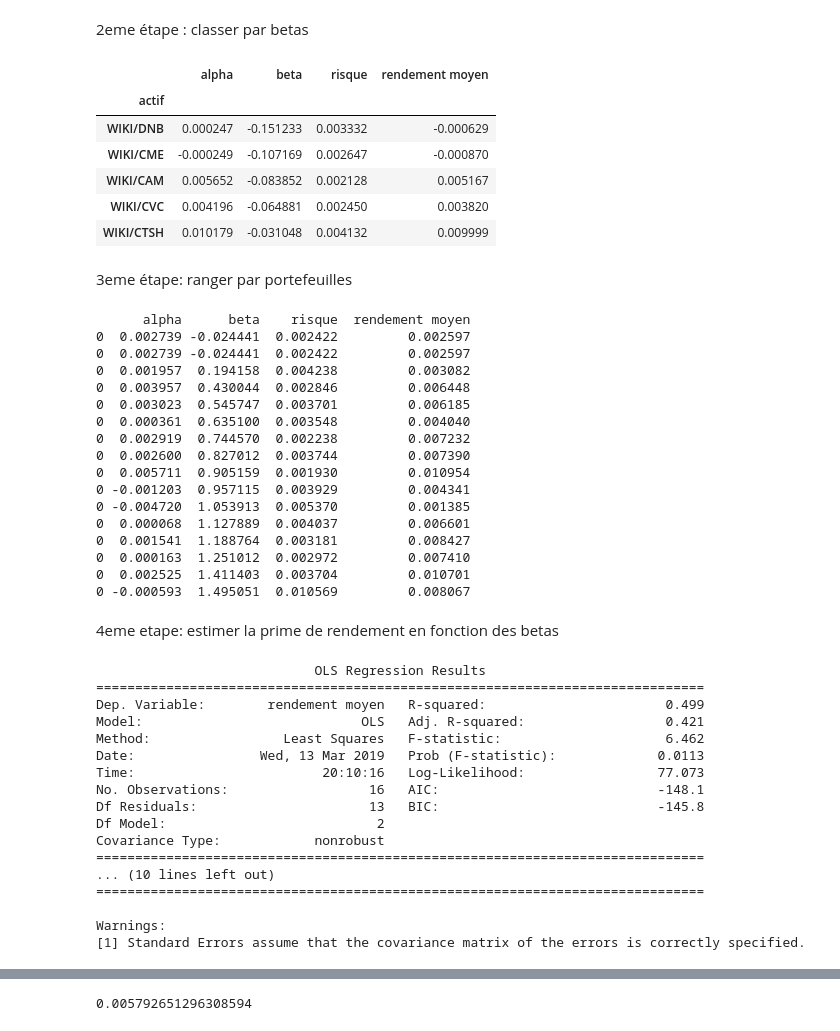
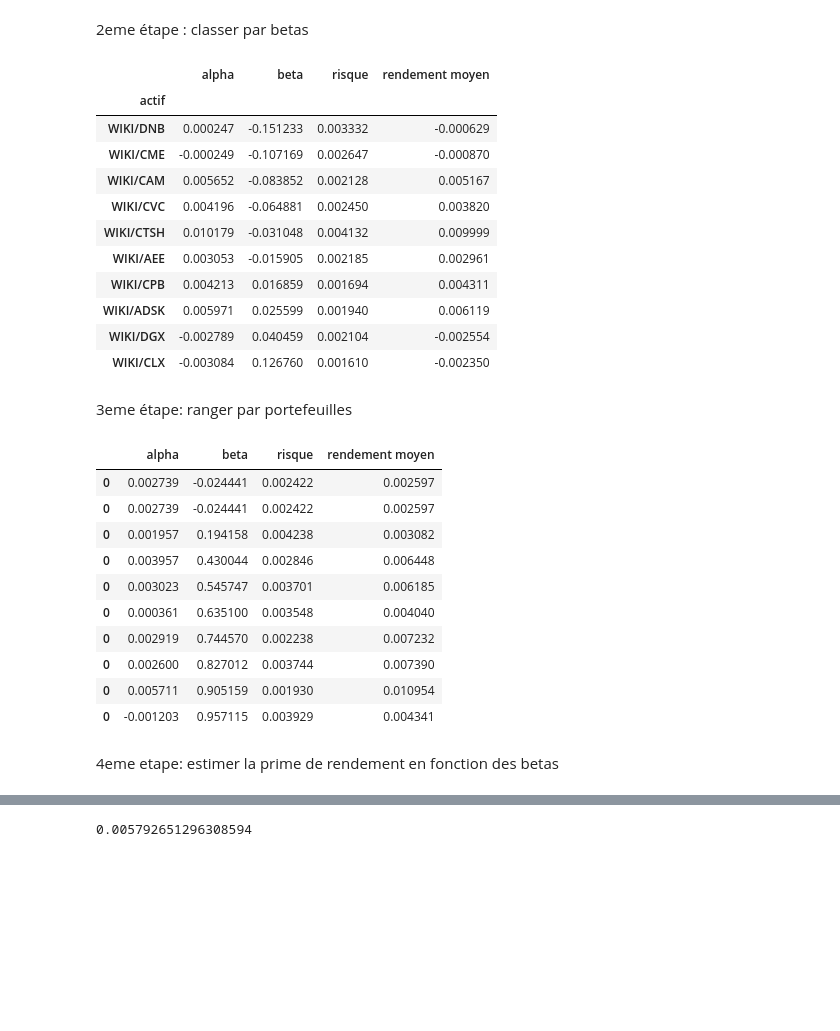
Before and after one commit to nicolasmauhe/theorie_financiere, a Jupyter notebook: Partie_2.ipynb, the cells around one changed output, grey strips where cells are left out. Drawn from its saved outputs; the diff is of its cells as text; code cells hidden in the pictures; blank space fills up the shorter version.

```diff
--- a/Partie_2.ipynb
+++ b/Partie_2.ipynb
@@ -441,7 +444,7 @@ Soit $3n + 2$ estimations.
 ### Estimation de données réelles
 # %%
 import quandl
-cle_API = "vV5n2kkCHA3mm-zKCwBQ"
+cle_API =
 quandl.ApiConfig.api_key = cle_API
 # %%
 debut = '2015-01-01'
@@ -850,15 +849,20 @@ WIKI/EXC   -0.014205  1.200168  0.003083        -0.007253
 2eme étape : classer par betas
 # %%
 resultats.sort_values('beta', inplace=True)
-resultats.head()
+resultats.head(10)
 # %% [output]
 |  | alpha | beta | risque | rendement moyen |
 | actif |  |  |  |  |
 | WIKI/DNB | 0.000247 | -0.151233 | 0.003332 | -0.000629 |
 | WIKI/CME | -0.000249 | -0.107169 | 0.002647 | -0.000870 |
 | WIKI/CAM | 0.005652 | -0.083852 | 0.002128 | 0.005167 |
 | WIKI/CVC | 0.004196 | -0.064881 | 0.002450 | 0.003820 |
 | WIKI/CTSH | 0.010179 | -0.031048 | 0.004132 | 0.009999 |
+| WIKI/AEE | 0.003053 | -0.015905 | 0.002185 | 0.002961 |
+| WIKI/CPB | 0.004213 | 0.016859 | 0.001694 | 0.004311 |
+| WIKI/ADSK | 0.005971 | 0.025599 | 0.001940 | 0.006119 |
+| WIKI/DGX | -0.002789 | 0.040459 | 0.002104 | -0.002554 |
+| WIKI/CLX | -0.003084 | 0.126760 | 0.001610 | -0.002350 |
 # %% [markdown]
 3eme étape: ranger par portefeuilles
 # %%
@@ -867,26 +871,20 @@ resultats_portefeuilles = pd.DataFrame(resultats.iloc[0:10,].aggregate('mean')).
 
 for bloc in range(int(nb_actifs / taille_portefeuille) - 1):
     resultats_portefeuilles = resultats_portefeuilles.append(pd.DataFrame(resultats.iloc[10*bloc:10*bloc+10,].aggregate('mean')).transpose())
-
-print(resultats_portefeuilles)
-# %% [output]
-      alpha      beta    risque  rendement moyen
-0  0.002739 -0.024441  0.002422         0.002597
-0  0.002739 -0.024441  0.002422         0.002597
-0  0.001957  0.194158  0.004238         0.003082
-0  0.003957  0.430044  0.002846         0.006448
-0  0.003023  0.545747  0.003701         0.006185
-0  0.000361  0.635100  0.003548         0.004040
-0  0.002919  0.744570  0.002238         0.007232
-0  0.002600  0.827012  0.003744         0.007390
-0  0.005711  0.905159  0.001930         0.010954
-0 -0.001203  0.957115  0.003929         0.004341
-0 -0.004720  1.053913  0.005370         0.001385
-0  0.000068  1.127889  0.004037         0.006601
-0  0.001541  1.188764  0.003181         0.008427
-0  0.000163  1.251012  0.002972         0.007410
-0  0.002525  1.411403  0.003704         0.010701
-0 -0.000593  1.495051  0.010569         0.008067
+# %%
+resultats_portefeuilles.head(10)
+# %% [output]
+|  | alpha | beta | risque | rendement moyen |
+| 0 | 0.002739 | -0.024441 | 0.002422 | 0.002597 |
+| 0 | 0.002739 | -0.024441 | 0.002422 | 0.002597 |
+| 0 | 0.001957 | 0.194158 | 0.004238 | 0.003082 |
+| 0 | 0.003957 | 0.430044 | 0.002846 | 0.006448 |
+| 0 | 0.003023 | 0.545747 | 0.003701 | 0.006185 |
+| 0 | 0.000361 | 0.635100 | 0.003548 | 0.004040 |
+| 0 | 0.002919 | 0.744570 | 0.002238 | 0.007232 |
+| 0 | 0.002600 | 0.827012 | 0.003744 | 0.007390 |
+| 0 | 0.005711 | 0.905159 | 0.001930 | 0.010954 |
+| 0 | -0.001203 | 0.957115 | 0.003929 | 0.004341 |
 # %% [markdown]
 4eme etape: estimer la prime de rendement en fonction des betas
 # %%
@@ -894,22 +892,3 @@ y = resultats_portefeuilles['rendement moyen']
 X = resultats_portefeuilles[['beta', 'risque']]
 X = sm.add_constant(X)
 model = sm.OLS(y, X).fit()
-print(model.summary())
-# %% [output]
-                            OLS Regression Results
-==============================================================================
-Dep. Variable:        rendement moyen   R-squared:                       0.499
-Model:                            OLS   Adj. R-squared:                  0.421
-Method:                 Least Squares   F-statistic:                     6.462
-Date:                Wed, 13 Mar 2019   Prob (F-statistic):             0.0113
-Time:                        20:10:16   Log-Likelihood:                 77.073
-No. Observations:                  16   AIC:                            -148.1
-Df Residuals:                      13   BIC:                            -145.8
-Df Model:                           2
-Covariance Type:            nonrobust
-==============================================================================
-... (10 lines left out)
-==============================================================================
-
-Warnings:
-[1] Standard Errors assume that the covariance matrix of the errors is correctly specified.
```
Also changed, not shown: parts of 37 cells of this notebook, 12 other files.
